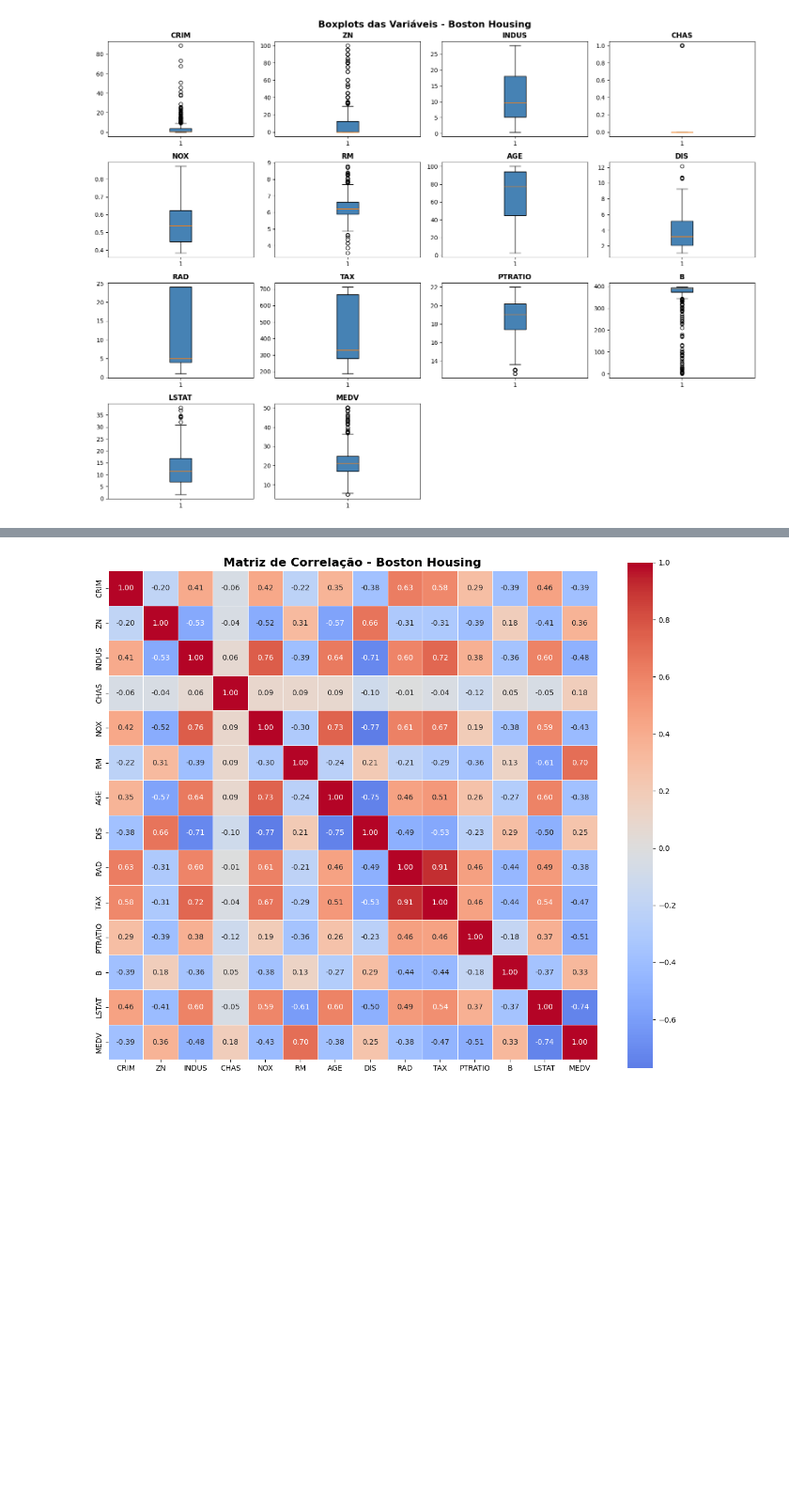
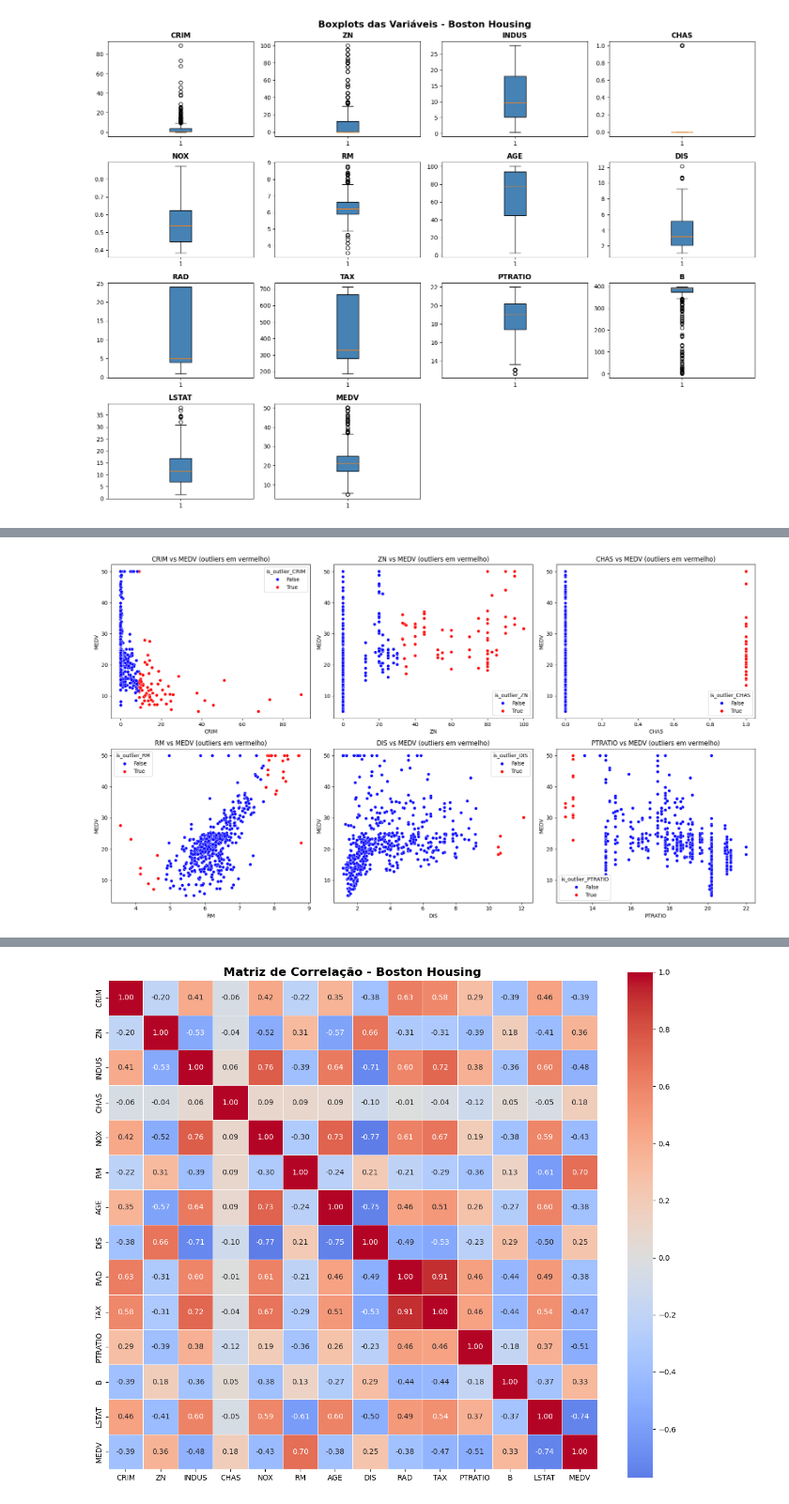
Before and after one commit to NatachaZhang/projeto-cdg-grupo7, a Jupyter notebook: notebooks/1.0_eda_limpeza.ipynb, the cells around one changed output, grey strips where cells are left out. Shown at 94% size. Cells and saved outputs as stored; diff of their text form; code cells hidden in the pictures; blank space fills up the shorter version.

Commit message:
Kaggle Notebook | 1.0_eda_limpeza | Versão para identificar outliers

```diff
--- a/notebooks/1.0_eda_limpeza.ipynb
+++ b/notebooks/1.0_eda_limpeza.ipynb
@@ -113,3 +113,23 @@ plt.savefig('boxplots.png')
 plt.show()
 # %% [output]
 [figure]
+# %%
+# Criar df1 como cópia do df original
+df1 = df.copy()
+
+# Detectar outliers e adicionar colunas booleanas
+numericas = df1.columns  # todas as colunas são numéricas
+
+for col in numericas:
+    Q1 = df1[col].quantile(0.25)
+    Q3 = df1[col].quantile(0.75)
+    IQR = Q3 - Q1
+    lim_inferior = Q1 - 1.5 * IQR
+    lim_superior = Q3 + 1.5 * IQR
+
+    # Adicionar coluna booleana no df1
+    df1[f'is_outlier_{col}'] = (df1[col] < lim_inferior) | (df1[col] > lim_superior)
+
+# Verificar quantos outliers cada coluna tem
+for col in numericas:
+    print(f"{col} - Número de outliers: {df1[f'is_outlier_{col}'].sum()}")
@@ -115,0 +151,24 @@ plt.show()
+# %%
+# Variáveis com outliers (excluindo MEDV)
+vars_outliers = [col for col in numericas if df1[f'is_outlier_{col}'].sum() > 0 and col != 'MEDV']
+
+# Criar figura com 2 linhas e 3 colunas
+fig, axes = plt.subplots(2, 3, figsize=(18, 10))  # 18x10 para melhor visualização
+axes = axes.flatten()  # transformar em array 1D para iterar
+
+for i, var in enumerate(vars_outliers[:6]):  # só as 6 primeiras se houver mais
+    sns.scatterplot(
+        x=df1[var],
+        y=df1['MEDV'],
+        hue=df1[f'is_outlier_{var}'],
+        palette={False:'blue', True:'red'},
+        ax=axes[i]
+    )
+    axes[i].set_title(f'{var} vs MEDV (outliers em vermelho)')
+    axes[i].set_xlabel(var)
+    axes[i].set_ylabel('MEDV')
+
+plt.tight_layout()
+plt.show()
+# %% [output]
+[figure, added]
```
Also changed, not shown: parts of 2 cells of this notebook.
